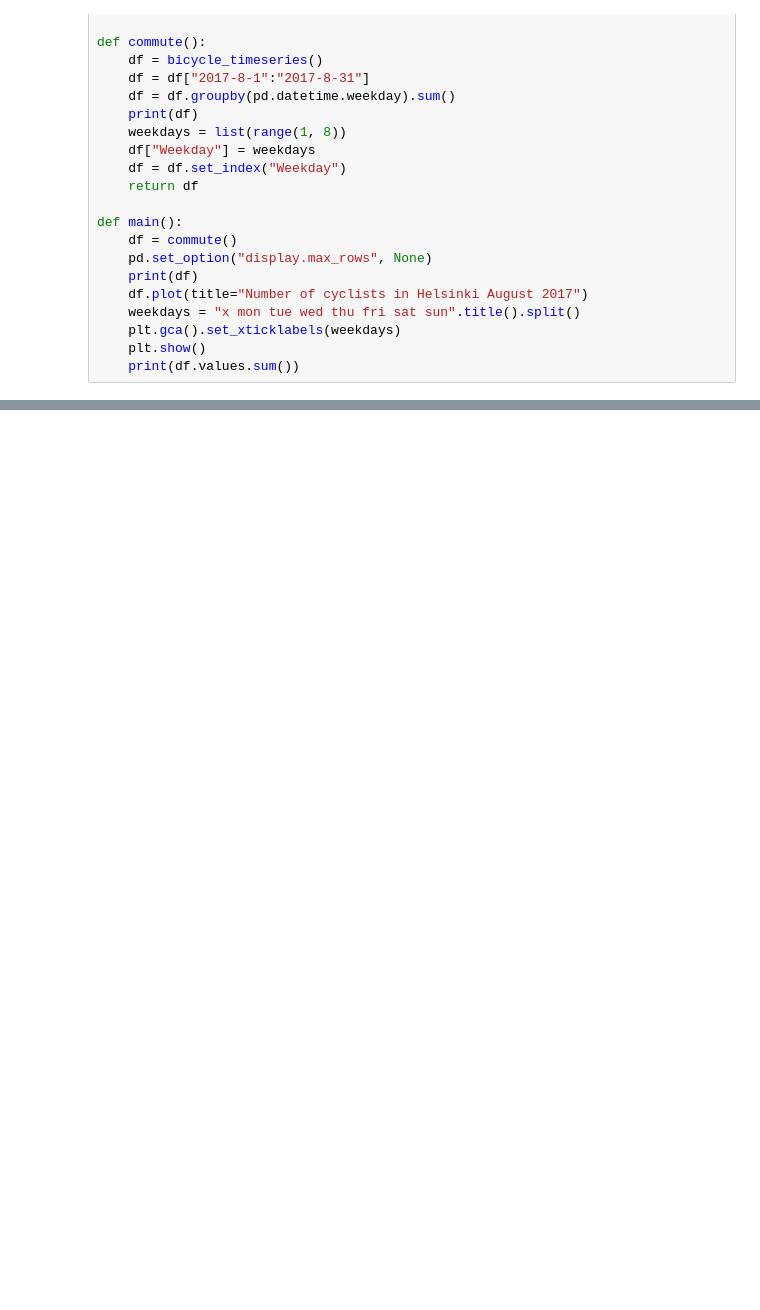
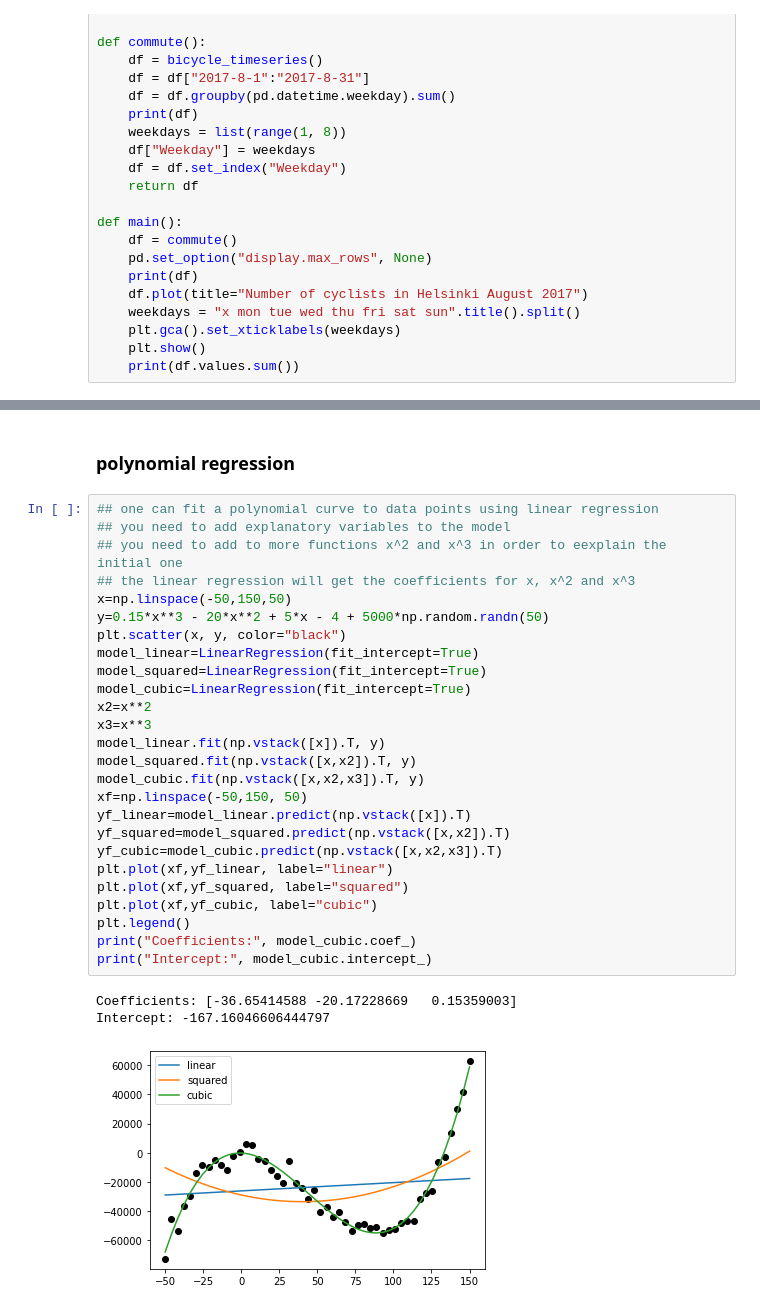
Before and after one commit to annassanchez/HY-2021-DataScience, a Jupyter notebook: week05/week05.ipynb, the cells around one changed output, grey strips where cells are left out. Saved outputs shown, nothing was run; the diff lists cells and outputs as text; blank space fills up the shorter version.

```diff
--- a/week05/week05.ipynb
+++ b/week05/week05.ipynb
@@ -1069,0 +1159,32 @@ def main():
+# %% [markdown]
+### polynomial regression
+# %%
+## one can fit a polynomial curve to data points using linear regression
+## you need to add explanatory variables to the model
+## you need to add to more functions x^2 and x^3 in order to eexplain the initial one
+## the linear regression will get the coefficients for x, x^2 and x^3
+x=np.linspace(-50,150,50)
+y=0.15*x**3 - 20*x**2 + 5*x - 4 + 5000*np.random.randn(50)
+plt.scatter(x, y, color="black")
+model_linear=LinearRegression(fit_intercept=True)
+model_squared=LinearRegression(fit_intercept=True)
+model_cubic=LinearRegression(fit_intercept=True)
+x2=x**2
+x3=x**3
+model_linear.fit(np.vstack([x]).T, y)
+model_squared.fit(np.vstack([x,x2]).T, y)
+model_cubic.fit(np.vstack([x,x2,x3]).T, y)
+xf=np.linspace(-50,150, 50)
+yf_linear=model_linear.predict(np.vstack([x]).T)
+yf_squared=model_squared.predict(np.vstack([x,x2]).T)
+yf_cubic=model_cubic.predict(np.vstack([x,x2,x3]).T)
+plt.plot(xf,yf_linear, label="linear")
+plt.plot(xf,yf_squared, label="squared")
+plt.plot(xf,yf_cubic, label="cubic")
+plt.legend()
+print("Coefficients:", model_cubic.coef_)
+print("Intercept:", model_cubic.intercept_)
+# %% [output]
+Coefficients: [-36.65414588 -20.17228669   0.15359003]
+Intercept: -167.16046606444797
+[figure, added]
```
Also changed, not shown: parts of 11 cells of this notebook.
